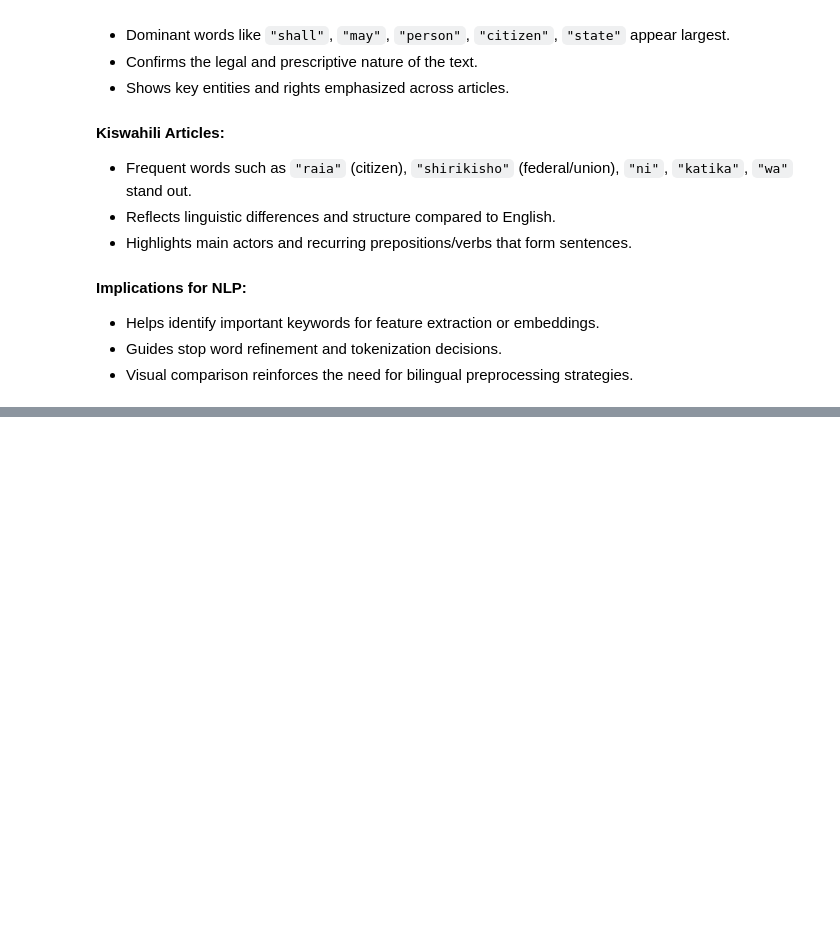
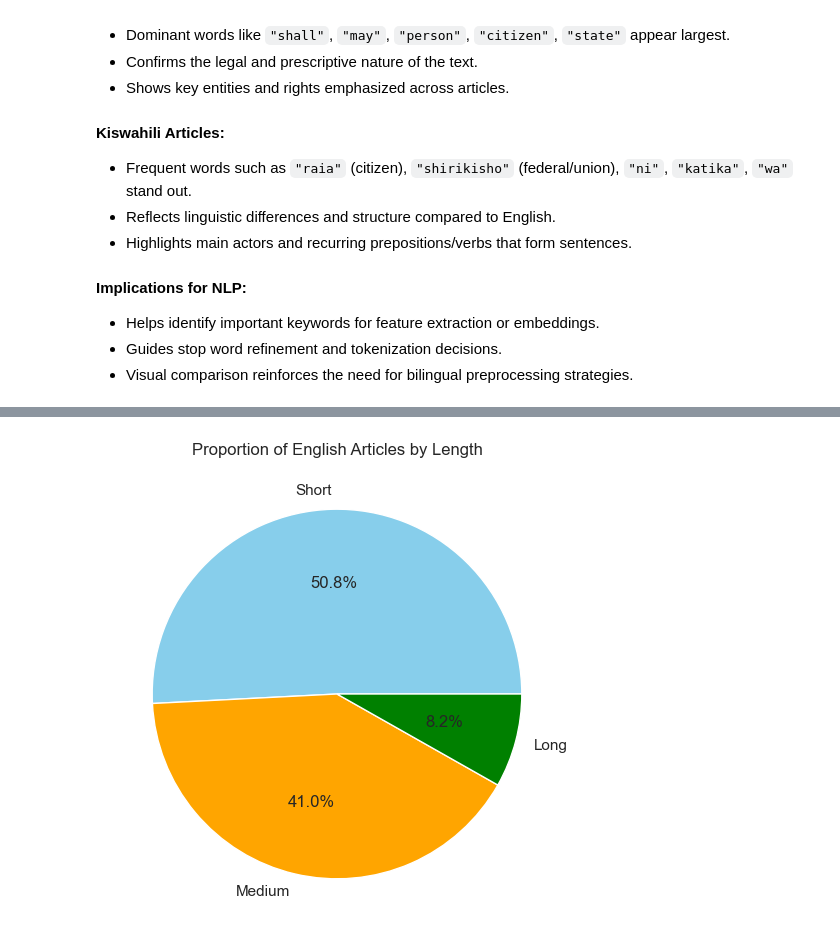
Before and after one commit to OndiekiFrank/kenya-constitution-ai-agent, a Jupyter notebook: Notebooks/kenya_constitution_ai_agent.ipynb, the cells around one changed output, grey strips where cells are left out. Drawn from its saved outputs; the diff is of its cells as text; code cells hidden in the pictures; blank space fills up the shorter version.

Commit message:
Add pie chart for English Articles length.

```diff
--- a/Notebooks/kenya_constitution_ai_agent.ipynb
+++ b/Notebooks/kenya_constitution_ai_agent.ipynb
@@ -619,0 +628,18 @@ The word clouds highlight the most frequent and meaningful words in each languag
+# %%
+from collections import Counter
+from sklearn.feature_extraction.text import ENGLISH_STOP_WORDS
+
+# Define length categories
+bins = [0, 200, 600, data['Length_English'].max()]
+labels = ['Short', 'Medium', 'Long']
+data['Length_Category_English'] = pd.cut(data['Length_English'], bins=bins, labels=labels)
+data['Length_Category_Kiswahili'] = pd.cut(data['Length_Kiswahili'], bins=bins, labels=labels)
+
+# 1. Pie chart for English article lengths
+plt.figure(figsize=(6,6))
+data['Length_Category_English'].value_counts().plot.pie(autopct='%1.1f%%', colors=['skyblue','orange','green'])
+plt.title("Proportion of English Articles by Length")
+plt.ylabel("")
+plt.show()
+# %% [output]
+[figure, added]
```
Also changed, not shown: parts of 1 cell of this notebook.
